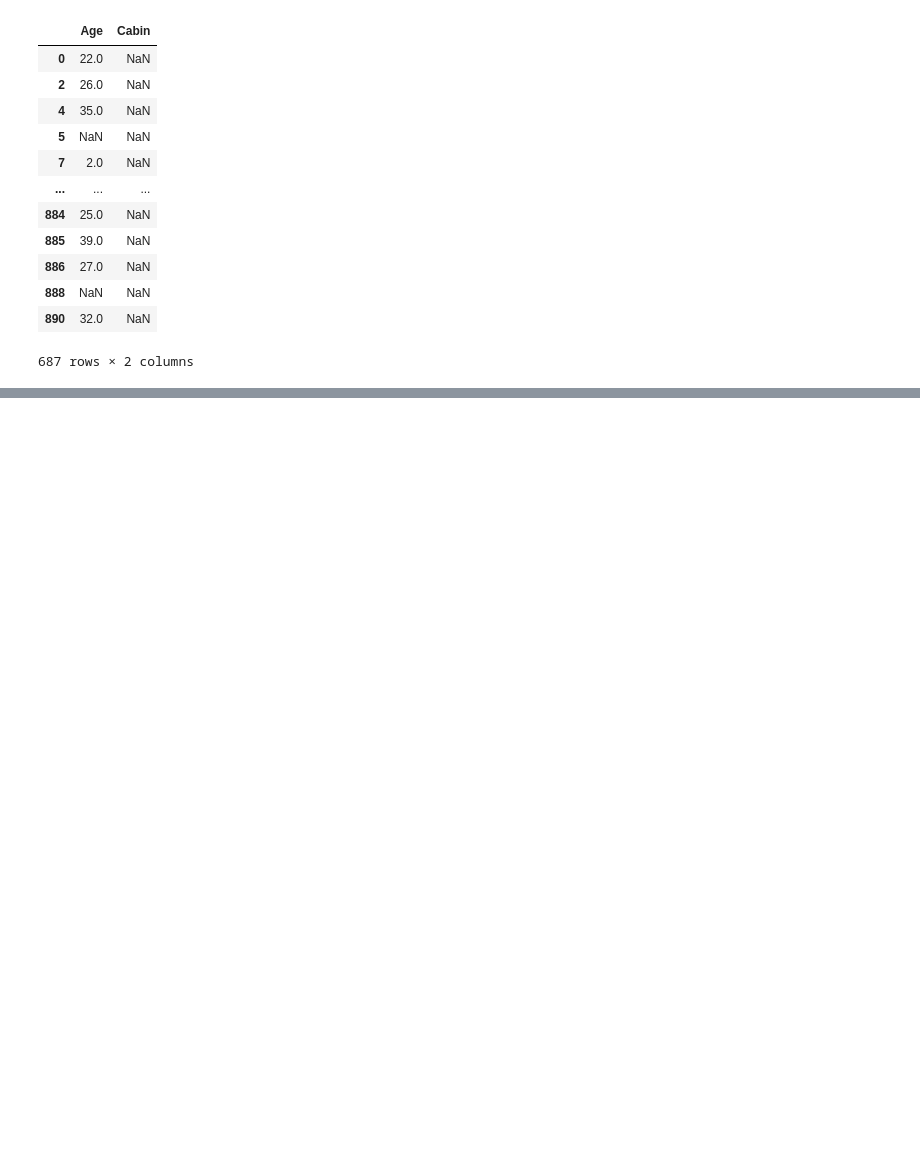
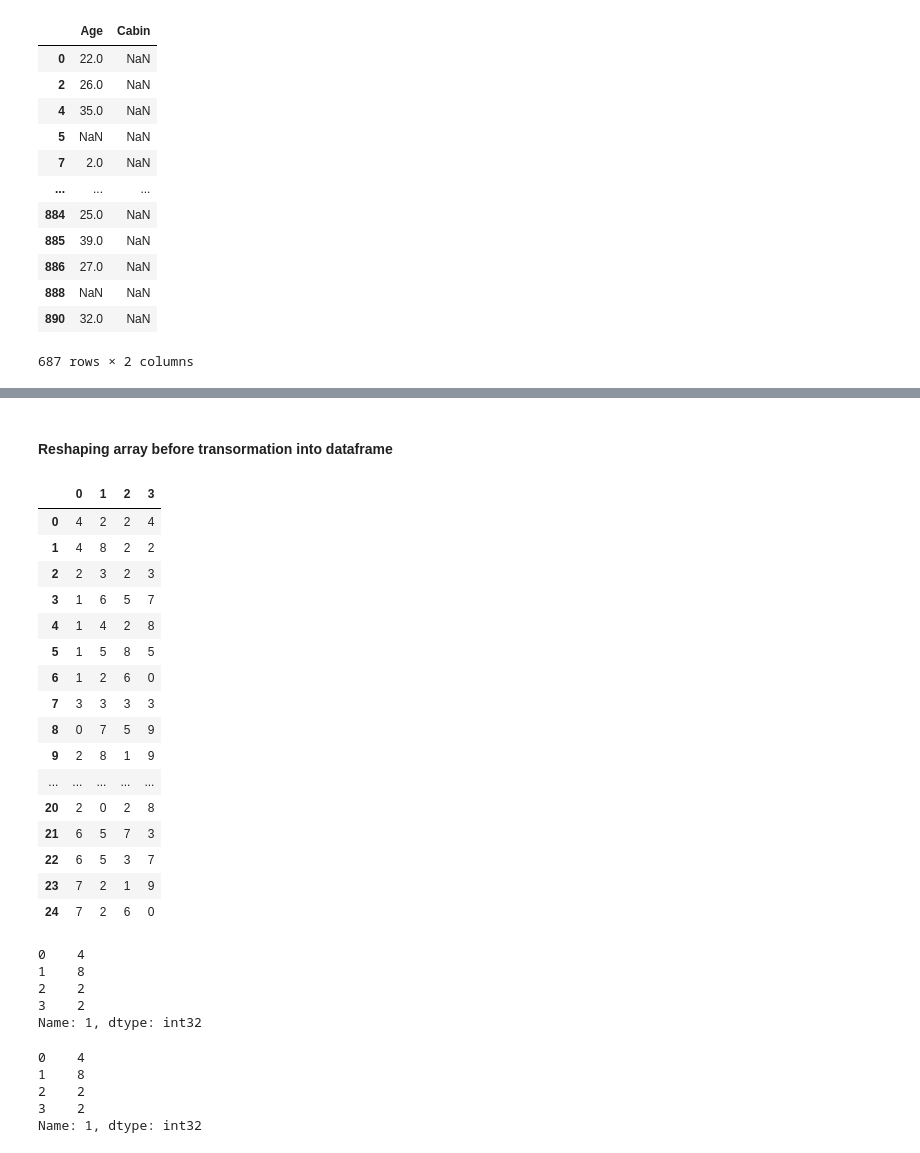
Before and after one commit to dataqueenpend/INueron_Lectures, a Jupyter notebook: Pandas.ipynb, the cells around one changed output, grey strips where cells are left out. Drawn from its saved outputs; the diff is of its cells as text; code cells hidden in the pictures; blank space fills up the shorter version.

```diff
--- a/Pandas.ipynb
+++ b/Pandas.ipynb
@@ -278,0 +300,3 @@ df[['Age', 'Cabin']][df['Cabin'].isnull()]
+# %%
+import numpy as np
+a = np.random.randint(0,10, 100)
@@ -278,0 +320,41 @@ df[['Age', 'Cabin']][df['Cabin'].isnull()]
+# %% [markdown]
+#### Reshaping array before transormation into dataframe
+# %%
+a_reshaped = a.reshape(25,4)
+# %%
+a_df_reshaped = pd.DataFrame(a_reshaped)
+a_df_reshaped
+# %% [output]
+|  | 0 | 1 | 2 | 3 |
+| 0 | 4 | 2 | 2 | 4 |
+| 1 | 4 | 8 | 2 | 2 |
+| 2 | 2 | 3 | 2 | 3 |
+| 3 | 1 | 6 | 5 | 7 |
+| 4 | 1 | 4 | 2 | 8 |
+| 5 | 1 | 5 | 8 | 5 |
+| 6 | 1 | 2 | 6 | 0 |
+| 7 | 3 | 3 | 3 | 3 |
+| 8 | 0 | 7 | 5 | 9 |
+| 9 | 2 | 8 | 1 | 9 |
+| ... | ... | ... | ... | ... |
+| 20 | 2 | 0 | 2 | 8 |
+| 21 | 6 | 5 | 7 | 3 |
+| 22 | 6 | 5 | 3 | 7 |
+| 23 | 7 | 2 | 1 | 9 |
+| 24 | 7 | 2 | 6 | 0 |
+# %%
+a_df_reshaped.iloc[1] # Takes default indexes
+# %% [output]
+0    4
+1    8
+2    2
+3    2
+Name: 1, dtype: int32
+# %%
+a_df_reshaped.loc[1] # Takes name indexes
+# %% [output]
+0    4
+1    8
+2    2
+3    2
+Name: 1, dtype: int32
```
Also changed, not shown: parts of 22 cells of this notebook.
